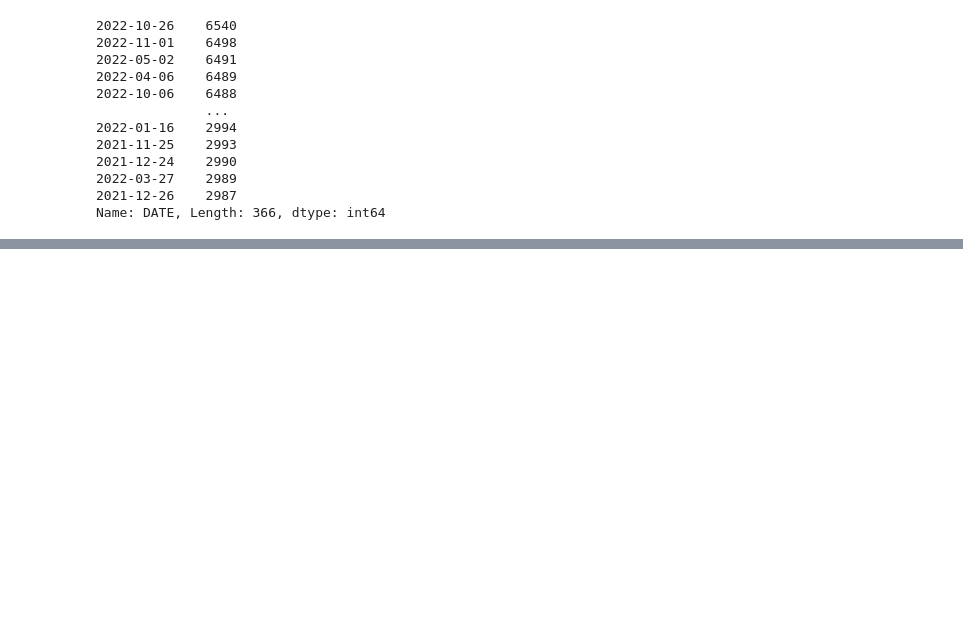
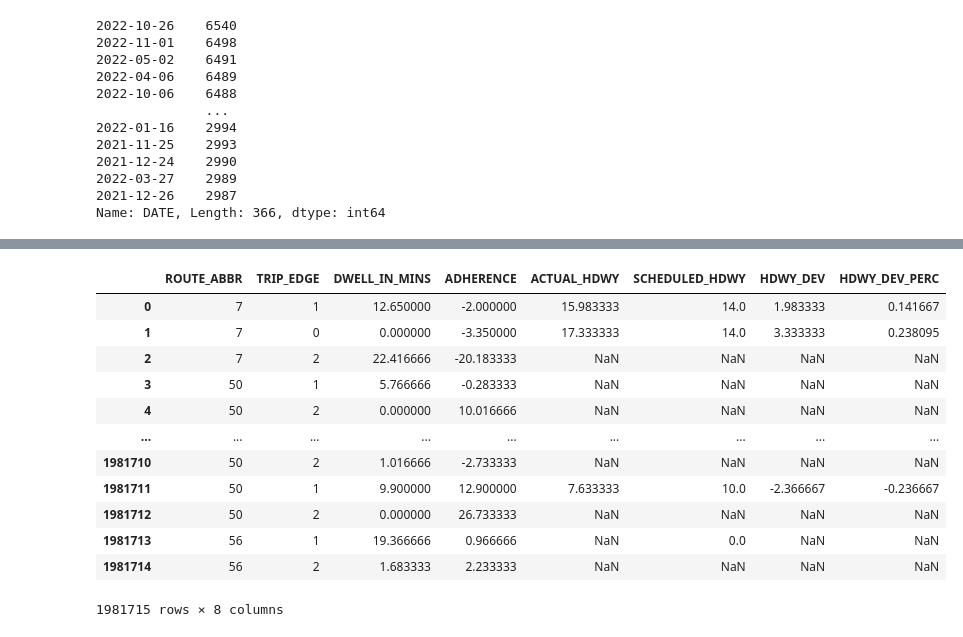
Before and after one commit to NSS-Data-Analytics-Cohort-7/wego-python-bit-my_finger, a Jupyter notebook: notebook/wego_preston_notebook.ipynb, the cells around one changed output, grey strips where cells are left out. Saved outputs shown, nothing was run; the diff lists cells and outputs as text; code cells hidden in the pictures; blank space fills up the shorter version.

```diff
--- a/notebook/wego_preston_notebook.ipynb
+++ b/notebook/wego_preston_notebook.ipynb
@@ -792,0 +692,17 @@ wego_layover_stop2_drop.corr()
+# %%
+wego_layover = wego_tidy[wego_tidy.columns[[5,13,21,17,22,23,24,25]]]
+wego_layover
+# %% [output]
+|  | ROUTE_ABBR | TRIP_EDGE | DWELL_IN_MINS | ADHERENCE | ACTUAL_HDWY | SCHEDULED_HDWY | HDWY_DEV | HDWY_DEV_PERC |
+| 0 | 7 | 1 | 12.650000 | -2.000000 | 15.983333 | 14.0 | 1.983333 | 0.141667 |
+| 1 | 7 | 0 | 0.000000 | -3.350000 | 17.333333 | 14.0 | 3.333333 | 0.238095 |
+| 2 | 7 | 2 | 22.416666 | -20.183333 | NaN | NaN | NaN | NaN |
+| 3 | 50 | 1 | 5.766666 | -0.283333 | NaN | NaN | NaN | NaN |
+| 4 | 50 | 2 | 0.000000 | 10.016666 | NaN | NaN | NaN | NaN |
+| ... | ... | ... | ... | ... | ... | ... | ... | ... |
+| 1981710 | 50 | 2 | 1.016666 | -2.733333 | NaN | NaN | NaN | NaN |
+| 1981711 | 50 | 1 | 9.900000 | 12.900000 | 7.633333 | 10.0 | -2.366667 | -0.236667 |
+| 1981712 | 50 | 2 | 0.000000 | 26.733333 | NaN | NaN | NaN | NaN |
+| 1981713 | 56 | 1 | 19.366666 | 0.966666 | NaN | 0.0 | NaN | NaN |
+| 1981714 | 56 | 2 | 1.683333 | 2.233333 | NaN | NaN | NaN | NaN |
+1981715 rows × 8 columns
```
Also changed, not shown: parts of 41 cells of this notebook.
